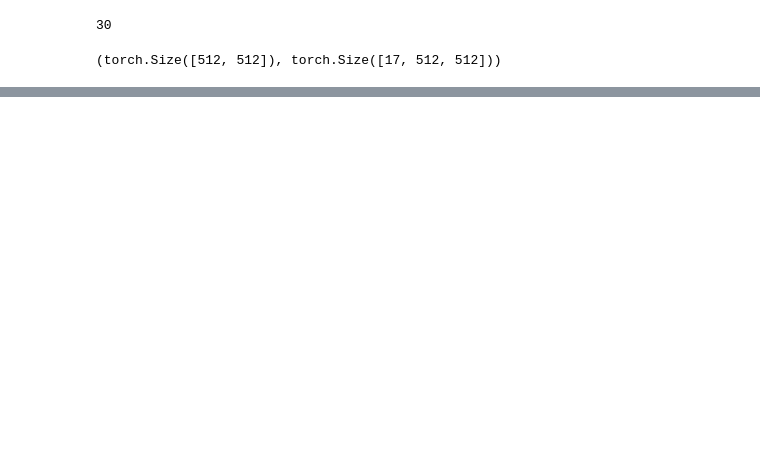
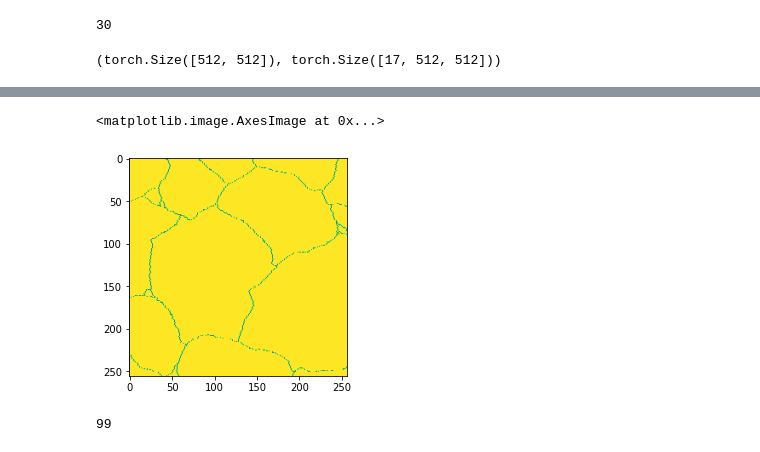
Before and after one commit to bbarad/defects_DLMBL, a Jupyter notebook: notebooks/dataloader_testing.ipynb, the cells around one changed output, grey strips where cells are left out. Cells and saved outputs as stored; diff of their text form; code cells hidden in the pictures; blank space fills up the shorter version.

```diff
--- a/notebooks/dataloader_testing.ipynb
+++ b/notebooks/dataloader_testing.ipynb
@@ -69,0 +146,5 @@ x.shape,y.shape
+# %%
+plt.imshow(y[1].squeeze())
+# %% [output]
+<matplotlib.image.AxesImage at 0x...>
+[figure, added]
@@ -69,0 +155,4 @@ x.shape,y.shape
+# %%
+split_index
+# %% [output]
+99
```
Also changed, not shown: parts of 28 cells of this notebook, 2 other files.
